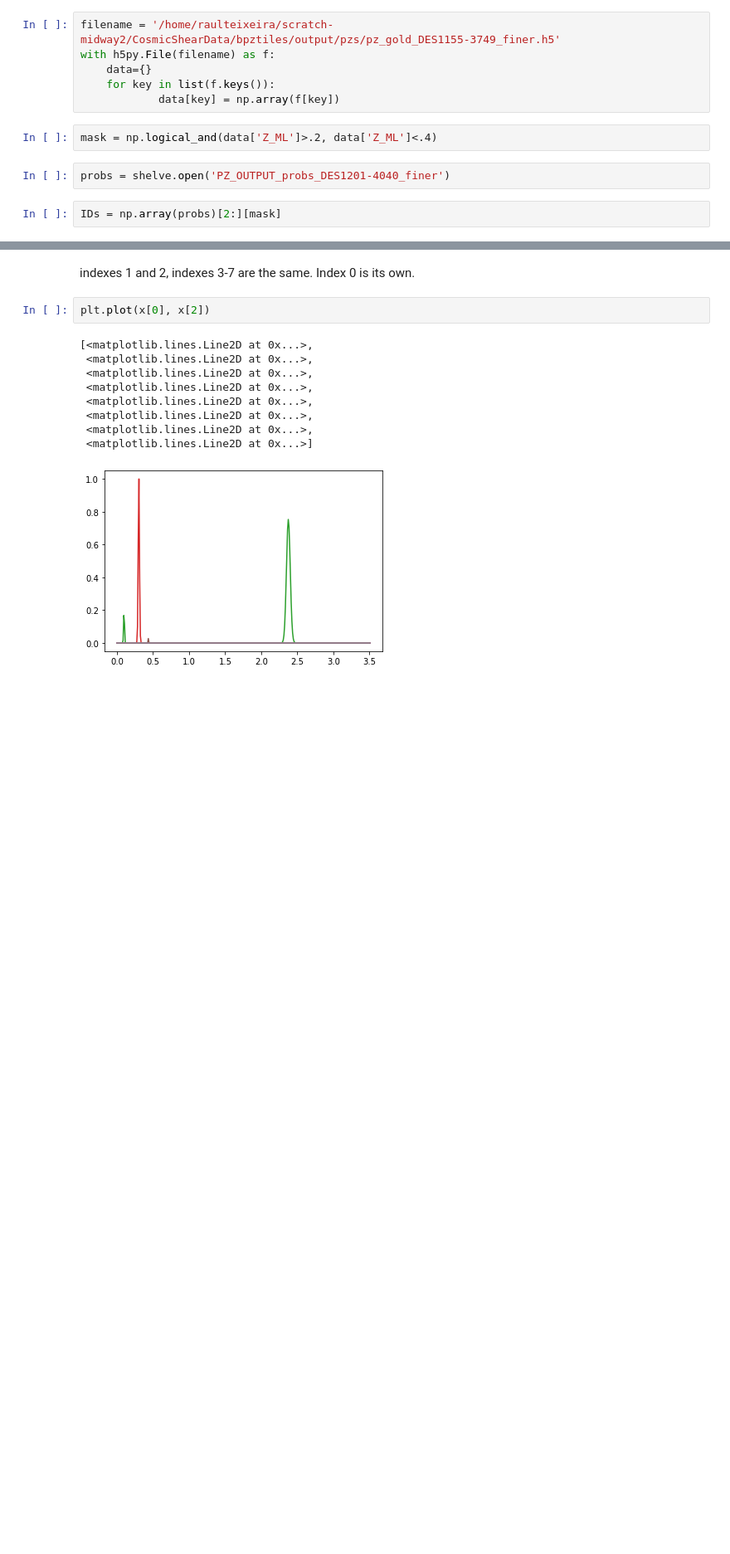
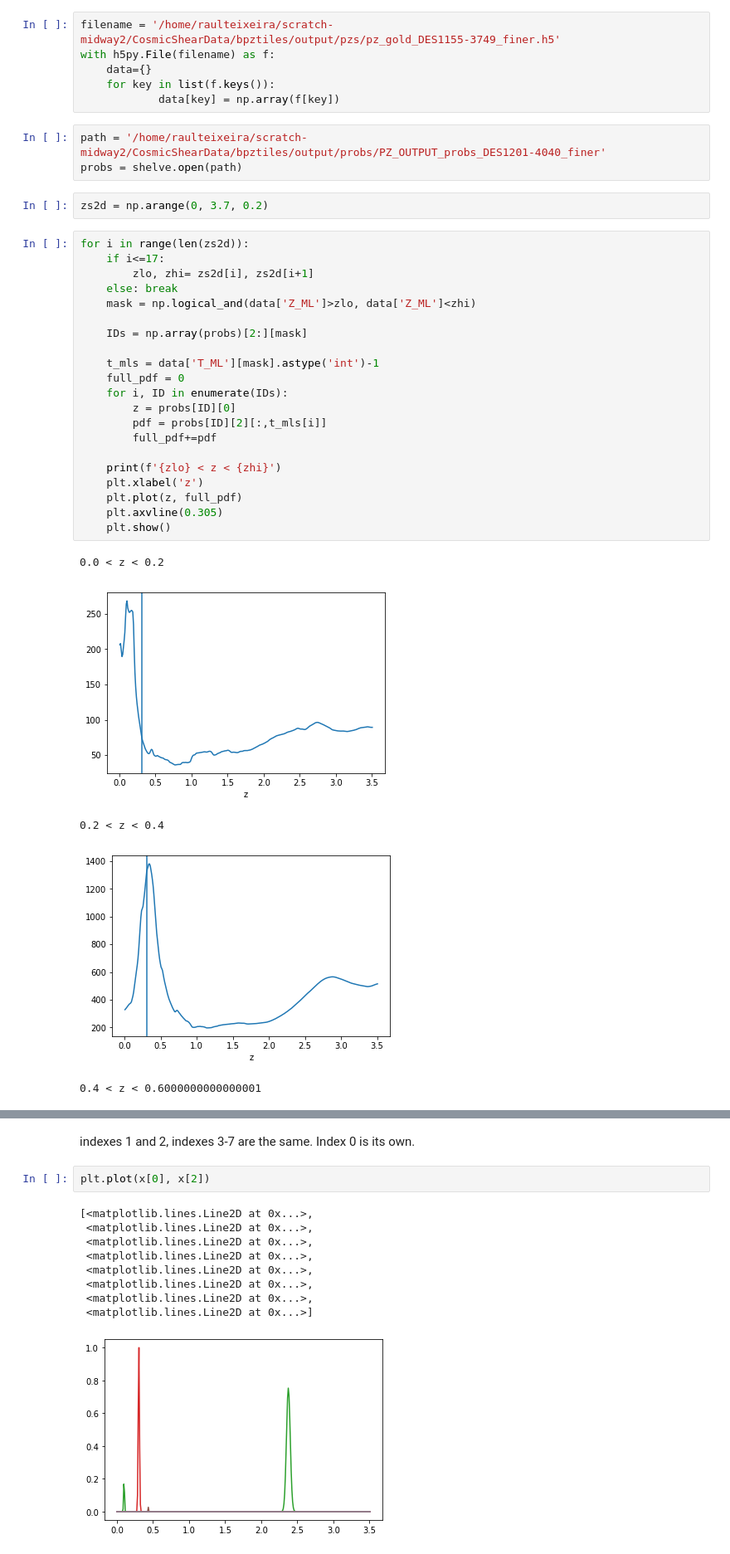
Before and after one commit to rbgdet/CSPZ, a Jupyter notebook: notebooks/ProbsViewer.ipynb, the cells around one changed output, grey strips where cells are left out. Shown at 83% size. Cells and saved outputs as stored; diff of their text form; blank space fills up the shorter version.

```diff
--- a/notebooks/ProbsViewer.ipynb
+++ b/notebooks/ProbsViewer.ipynb
@@ -11,9 +9,35 @@ with h5py.File(filename) as f:
     data={}
     for key in list(f.keys()):
             data[key] = np.array(f[key])
-# %%
-mask = np.logical_and(data['Z_ML']>.2, data['Z_ML']<.4)
-# %%
-probs = shelve.open('PZ_OUTPUT_probs_DES1201-4040_finer')
-# %%
-IDs = np.array(probs)[2:][mask]
+# %%
+path = '/home/raulteixeira/scratch-midway2/CosmicShearData/bpztiles/output/probs/PZ_OUTPUT_probs_DES1201-4040_finer'
+probs = shelve.open(path)
+# %%
+zs2d = np.arange(0, 3.7, 0.2)
+# %%
+for i in range(len(zs2d)):
+    if i<=17:
+        zlo, zhi= zs2d[i], zs2d[i+1]
+    else: break
+    mask = np.logical_and(data['Z_ML']>zlo, data['Z_ML']<zhi)
+
+    IDs = np.array(probs)[2:][mask]
+
+    t_mls = data['T_ML'][mask].astype('int')-1
+    full_pdf = 0
+    for i, ID in enumerate(IDs):
+        z = probs[ID][0]
+        pdf = probs[ID][2][:,t_mls[i]]
+        full_pdf+=pdf
+
+    print(f'{zlo} < z < {zhi}')
+    plt.xlabel('z')
+    plt.plot(z, full_pdf)
+    plt.axvline(0.305)
+    plt.show()
+# %% [output]
+0.0 < z < 0.2
+[figure, added]
+0.2 < z < 0.4
+[figure, added]
+0.4 < z < 0.6000000000000001
```
Also changed, not shown: parts of 17 cells of this notebook, 5 other files.
